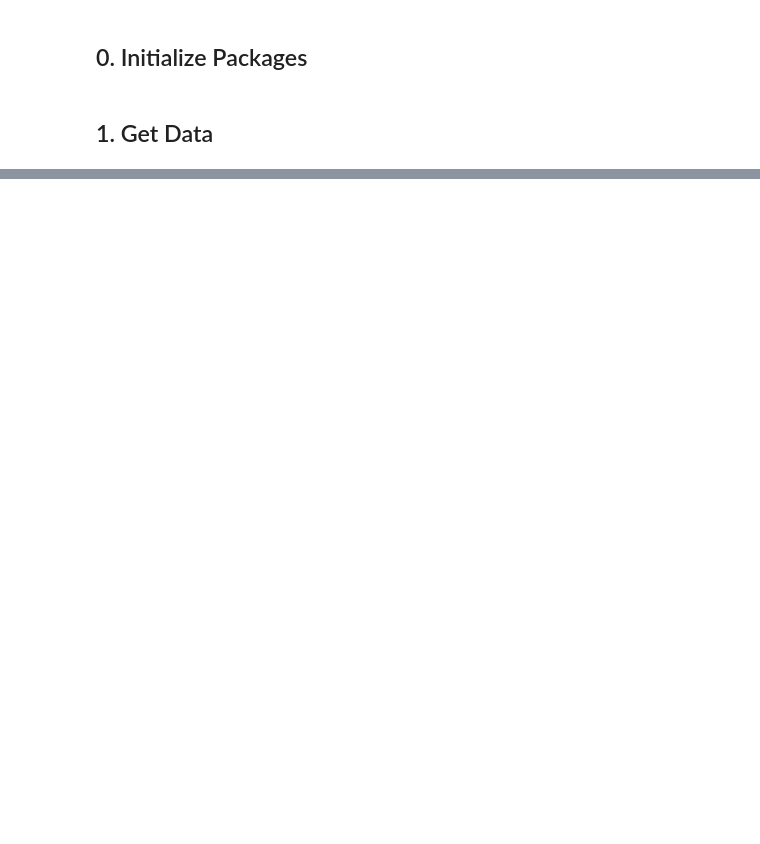
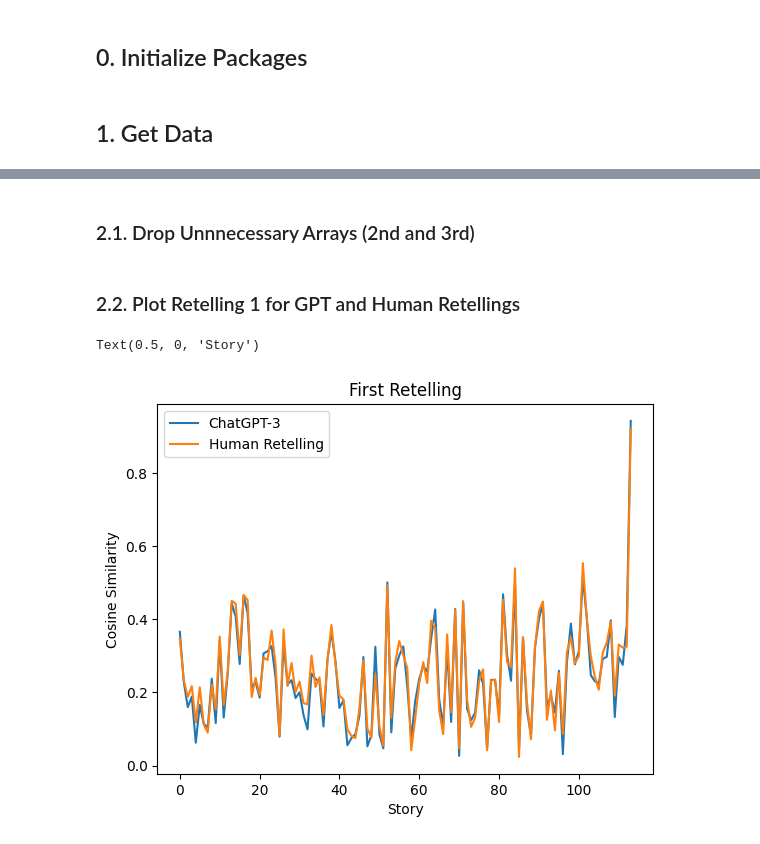
Before and after one commit to egeotenen/GPT-Retelling, a Jupyter notebook: Embeddings.ipynb, the cells around one changed output, grey strips where cells are left out. Saved outputs shown, nothing was run; the diff lists cells and outputs as text; code cells hidden in the pictures; blank space fills up the shorter version.

```diff
--- a/Embeddings.ipynb
+++ b/Embeddings.ipynb
@@ -144,0 +601,3 @@ plt.show()
+# %%
+df = pd.read_excel('all_gpt_human_only_text.xlsx')
+df
@@ -144,0 +618,8 @@ plt.show()
+# %%
+df.STORY = [s.strip() for s in df.STORY]
+df.Retell_1 = [s.strip() for s in df.Retell_1]
+df.Retell_2 = [s.strip() for s in df.Retell_2]
+df.Retell_3 = [s.strip() for s in df.Retell_3]
+df.GPT_R1 = [s.strip() for s in df.GPT_R1]
+df.GPT_R2 = [s.strip() for s in df.GPT_R2]
+df.GPT_R3 = [s.strip() for s in df.GPT_R3]
@@ -144,0 +715,37 @@ plt.show()
+# %% [markdown]
+### 2.1.  Drop Unnnecessary Arrays (2nd and 3rd)
+# %%
+#define function for it
+def change_shape(df):
+    new_df = df[:,0,0]
+    return new_df
+# %%
+cosine_scores_real_rt1=change_shape(cosine_scores_real_rt1)
+cosine_scores_rt1_rt2 =change_shape(cosine_scores_rt1_rt2)
+cosine_scores_rt2_rt3 =change_shape(cosine_scores_rt2_rt3)
+cosine_scores_real_rt2=change_shape(cosine_scores_real_rt2)
+cosine_scores_real_rt3=change_shape(cosine_scores_real_rt3)
+cosine_scores_rt1_rt3 =change_shape(cosine_scores_rt1_rt3)
+#original with GPT ret=change_shape
+cosine_scores_real_gt1=change_shape(cosine_scores_real_gt1)
+cosine_scores_gt1_gt2 =change_shape(cosine_scores_gt1_gt2)
+cosine_scores_gt2_gt3 =change_shape(cosine_scores_gt2_gt3)
+cosine_scores_real_gt2=change_shape(cosine_scores_real_gt2)
+cosine_scores_real_gt3=change_shape(cosine_scores_real_gt3)
+cosine_scores_gt1_gt3 =change_shape(cosine_scores_gt1_gt3)
+#GPT and human retelli=change_shape
+cosine_scores_gt1_rt1 =change_shape(cosine_scores_gt1_rt1)
+cosine_scores_gt2_rt2 =change_shape(cosine_scores_gt2_rt2)
+cosine_scores_gt3_rt3 =change_shape(cosine_scores_gt3_rt3)
+# %% [markdown]
+### 2.2. Plot Retelling 1 for GPT and Human Retellings
+# %%
+plt.plot(cosine_scores_real_gt1, label='ChatGPT-3')
+plt.plot(cosine_scores_real_rt1, label='Human Retelling')
+plt.legend()
+plt.title('First Retelling')
+plt.ylabel('Cosine Similarity')
+plt.xlabel('Story')
+# %% [output]
+Text(0.5, 0, 'Story')
+[figure, added]
```
Also changed, not shown: parts of 109 cells of this notebook, 1 other file.
